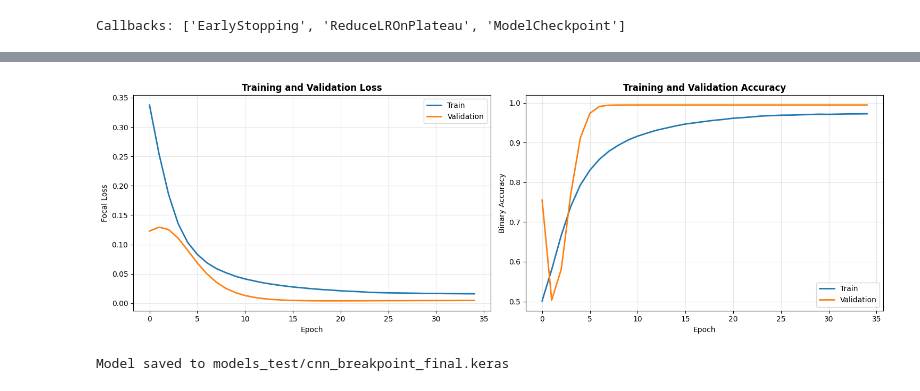
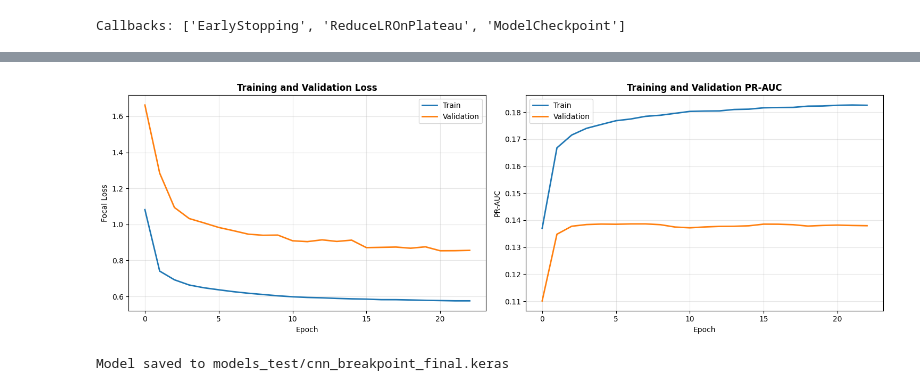
Before and after one commit to JoshCullinan/RDP_CNN, a Jupyter notebook: CNN.ipynb, the cells around one changed output, grey strips where cells are left out. Drawn from its saved outputs; the diff is of its cells as text; code cells hidden in the pictures.

```diff
--- a/CNN.ipynb
+++ b/CNN.ipynb
@@ -587,14 +1042,3 @@ callbacks = [
 print("Callbacks:", [cb.__class__.__name__ for cb in callbacks])
 # %% [output]
 Callbacks: ['EarlyStopping', 'ReduceLROnPlateau', 'ModelCheckpoint']
-# %%
-history = cnn.fit(
-    X_train, y_train,
-    validation_data=(X_val, y_val),
-    batch_size=BATCH_SIZE,
-    epochs=EPOCHS,
-    callbacks=callbacks,
-    verbose=1,
-)
-
-print("\nTraining complete.")
@@ -618,0 +1045,19 @@ Training complete.
+# %%
+# Train the CNN. With EarlyStopping(patience=15), training usually
+# stops well before EPOCHS=100 once val_aupr plateaus.
+#
+# sample_weight is the per-position mask: 1.0 at real positions, 0.0 at
+# padding past every sequence end. Without this the loss trains the model
+# to predict 0 on thousands of empty positions per sample, diluting the
+# gradient on real data.
+history = cnn.fit(
+    X_train, y_train,
+    sample_weight=w_train,
+    validation_data=(X_val, y_val, w_val),
+    batch_size=BATCH_SIZE,
+    epochs=EPOCHS,
+    callbacks=callbacks,
+    verbose=1,
+)
+
+print("\nTraining complete.")
@@ -619,35 +1068,35 @@ Training complete.
 # %%
 def plot_history(history):
-    """Plot training loss and accuracy curves."""
+    """Plot training loss and PR-AUC curves."""
     fig, axes = plt.subplots(1, 2, figsize=(15, 5))
 
     # Loss
     axes[0].plot(history.history['loss'], label='Train', linewidth=2)
     axes[0].plot(history.history['val_loss'], label='Validation', linewidth=2)
     axes[0].set_xlabel('Epoch')
     axes[0].set_ylabel('Focal Loss')
     axes[0].set_title('Training and Validation Loss', fontweight='bold')
     axes[0].legend()
     axes[0].grid(True, alpha=0.3)
 
-    # Accuracy
-    if 'binary_accuracy' in history.history:
-        axes[1].plot(history.history['binary_accuracy'], label='Train', linewidth=2)
-        axes[1].plot(history.history['val_binary_accuracy'], label='Validation', linewidth=2)
+    # PR-AUC (more informative than accuracy under heavy class imbalance)
+    if 'aupr' in history.history:
+        axes[1].plot(history.history['aupr'], label='Train', linewidth=2)
+        axes[1].plot(history.history['val_aupr'], label='Validation', linewidth=2)
         axes[1].set_xlabel('Epoch')
-        axes[1].set_ylabel('Binary Accuracy')
-        axes[1].set_title('Training and Validation Accuracy', fontweight='bold')
+        axes[1].set_ylabel('PR-AUC')
+        axes[1].set_title('Training and Validation PR-AUC', fontweight='bold')
         axes[1].legend()
         axes[1].grid(True, alpha=0.3)
 
     plt.tight_layout()
     plt.savefig('figures/cnn_training_history.png', dpi=150, bbox_inches='tight')
     plt.show()
 
 
 plot_history(history)
 # %% [output]
-[figure, old version]
+[figure, new version]
 # %%
 cnn.save('models_test/cnn_breakpoint_final.keras')
 print("Model saved to models_test/cnn_breakpoint_final.keras")
```
Also changed, not shown: parts of 79 cells of this notebook, 10 other files.
